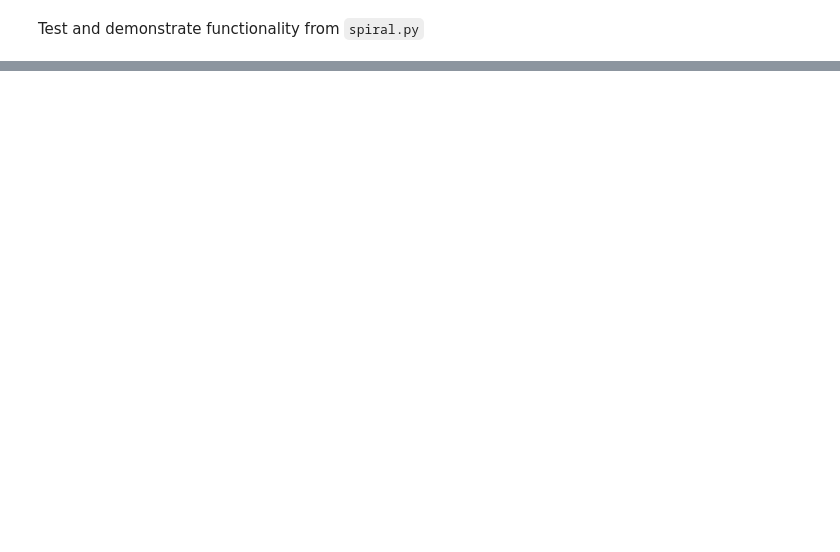
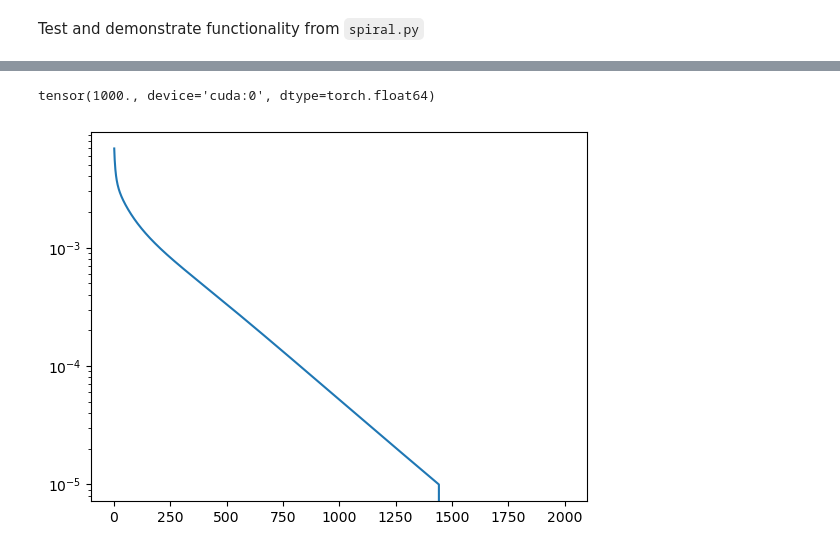
Before and after one commit to NCAR/SpiralTorch, a Jupyter notebook: notebooks/casper/RunSparsa.ipynb, the cells around one changed output, grey strips where cells are left out. Saved outputs shown, nothing was run; the diff lists cells and outputs as text; code cells hidden in the pictures; blank space fills up the shorter version.

```diff
--- a/notebooks/casper/RunSparsa.ipynb
+++ b/notebooks/casper/RunSparsa.ipynb
@@ -80,4 +167,4 @@ fista_ver_str = 'jit-fista'
 # %%
 def fwd_model_photons(**x):
     # really simple direct forward model
-    return {'y_mean_est':torch.exp(x['backscatter'])}
+    return {'y_mean_est':torch.exp(x['backscatter'])+1e-20}
@@ -107 +202,11 @@ subprob.solve_sparsa_subprob()
+# %%
+subprob.alpha
+# %% [output]
+tensor(1000., device='cuda:0', dtype=torch.float64)
+# %%
+plt.figure()
+plt.plot(subprob.rel_step_tnsr.detach().cpu().numpy())
+plt.yscale('log')
+# %% [output]
+[figure, added]
 # %%
```
Also changed, not shown: parts of 64 cells of this notebook.
